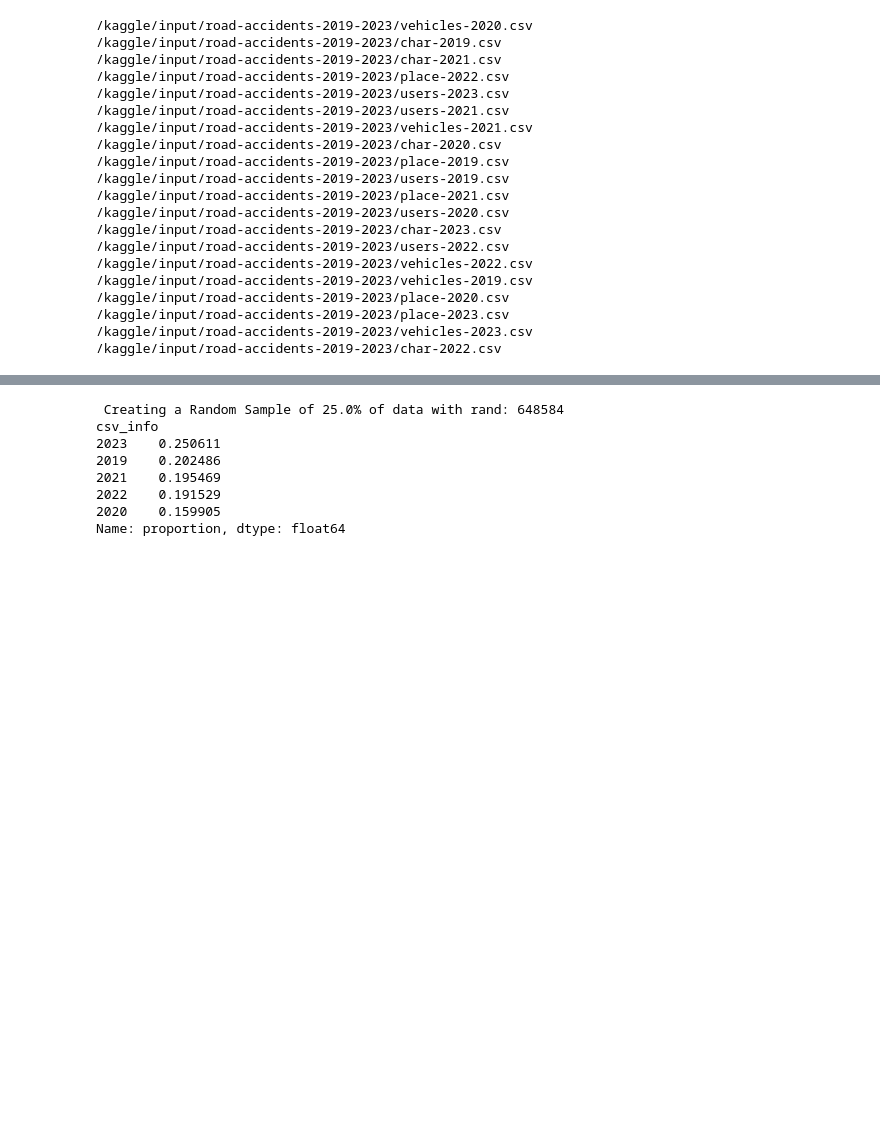
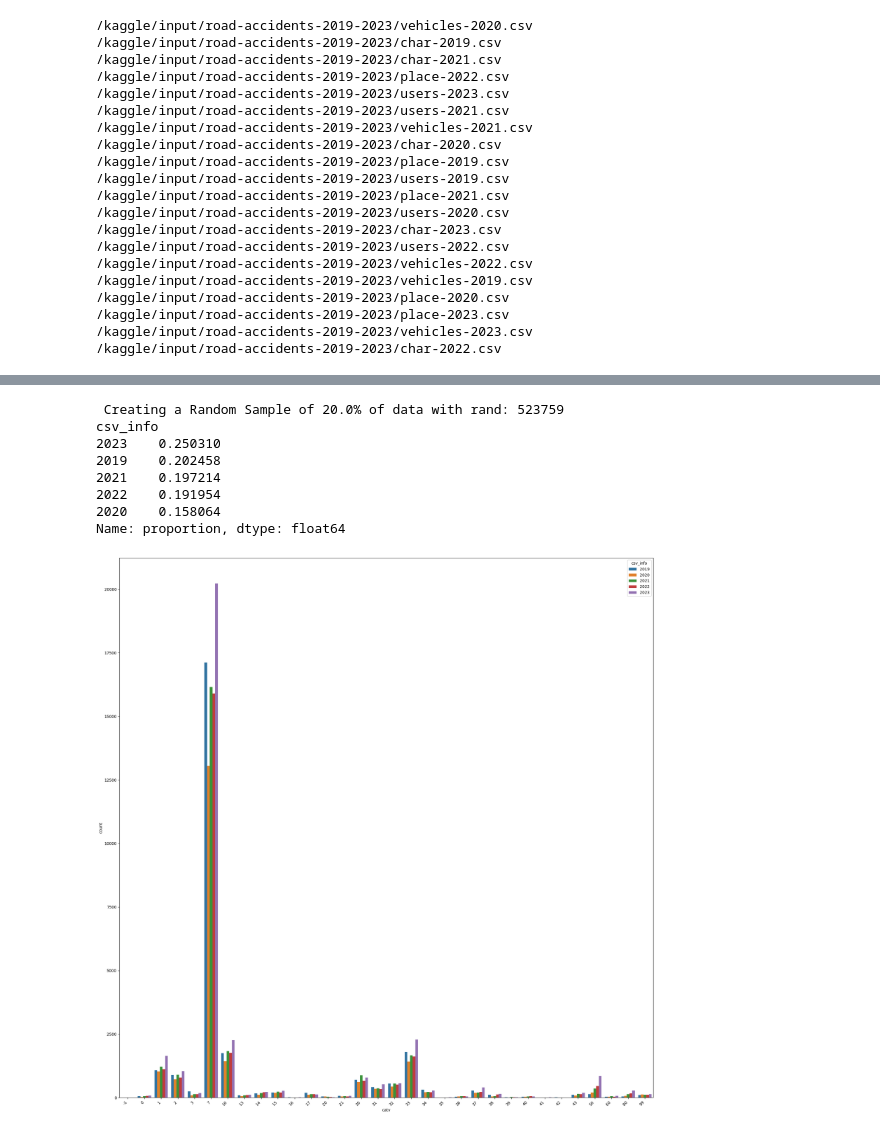
Before and after one commit to fdevi3-mle/road-accidents, a Jupyter notebook: notebooks/francois/datatransformer.ipynb, the cells around one changed output, grey strips where cells are left out. Drawn from its saved outputs; the diff is of its cells as text; code cells hidden in the pictures; blank space fills up the shorter version.

```diff
--- a/notebooks/francois/datatransformer.ipynb
+++ b/notebooks/francois/datatransformer.ipynb
@@ -274,13 +333,21 @@ Wall time: 6.37 s
 # %%
-b = dtransformer.create_slice(sample_size=0.25)
-prop = b['csv_info'].value_counts(normalize=True)
+c = dtransformer.create_slice()
+prop = c['csv_info'].value_counts(normalize=True)
 print(prop)
 # %% [output]
- Creating a Random Sample of 25.0% of data with rand: 648584
+ Creating a Random Sample of 20.0% of data with rand: 523759
 csv_info
-2023    0.250611
-2019    0.202486
-2021    0.195469
-2022    0.191529
-2020    0.159905
+2023    0.250310
+2019    0.202458
+2021    0.197214
+2022    0.191954
+2020    0.158064
 Name: proportion, dtype: float64
+# %%
+plt.figure()
+sns.countplot(data=c,x='catv', hue='csv_info')
+plt.xticks(rotation=45, ha='right')
+plt.tight_layout()
+plt.show();
+# %% [output]
+[figure, added]
```
Also changed, not shown: parts of 7 cells of this notebook.
